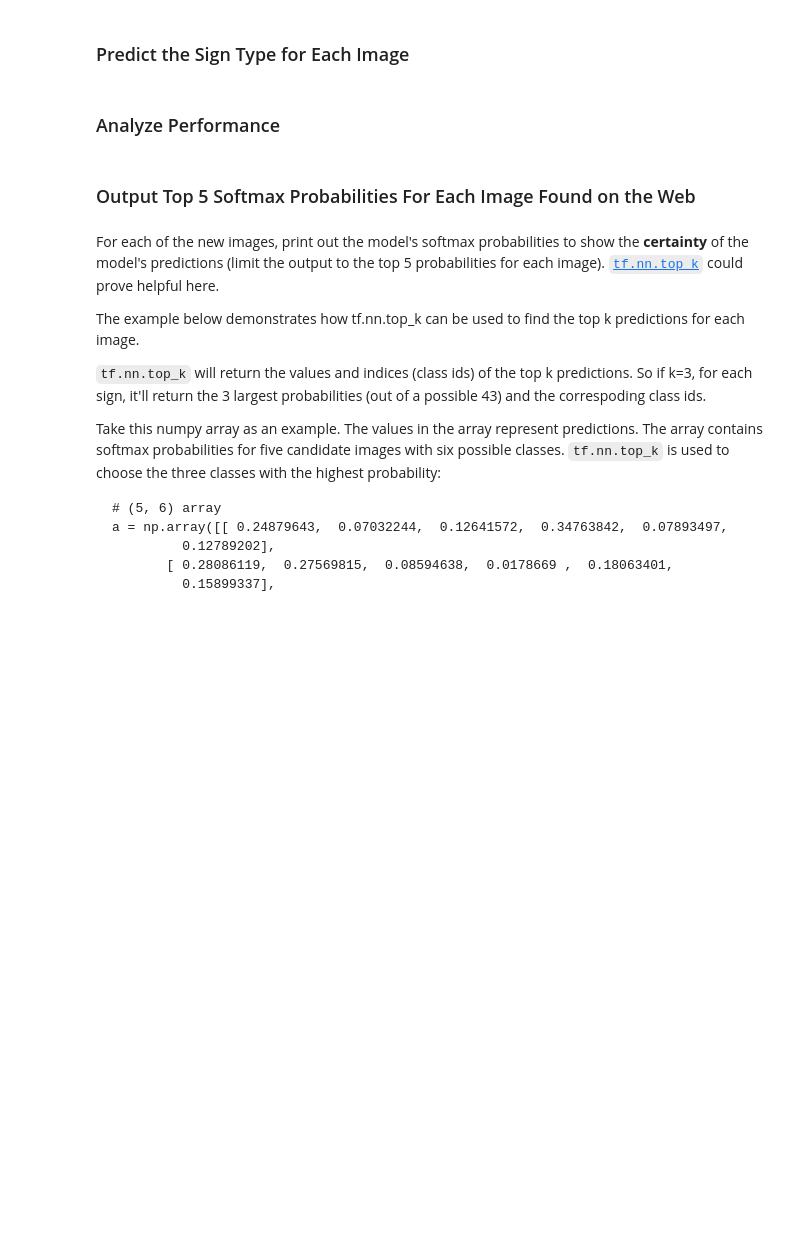
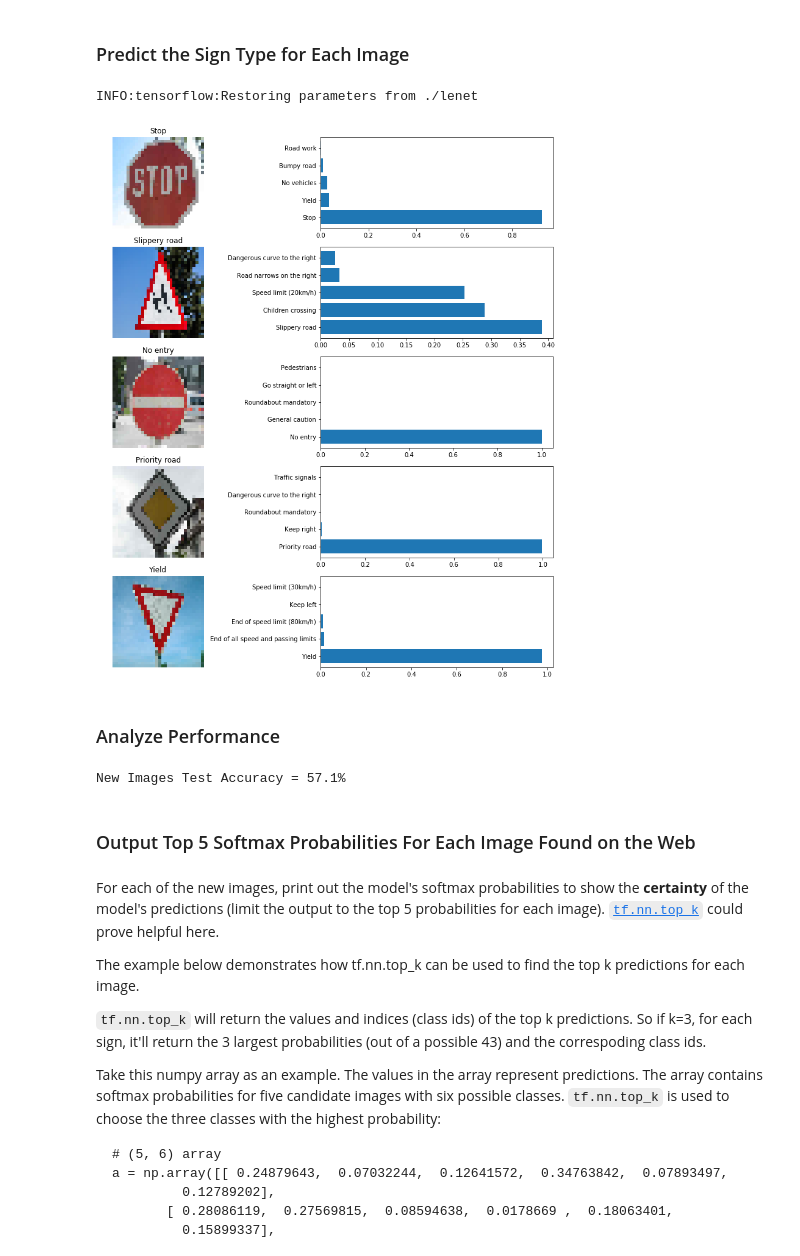
Before and after one commit to dragon7-fc/CarND-Traffic-Sign-Classifier-Project, a Jupyter notebook: Traffic_Sign_Classifier.ipynb, the cells around one changed output. Drawn from its saved outputs; the diff is of its cells as text; code cells hidden in the pictures; blank space fills up the shorter version.

```diff
--- a/Traffic_Sign_Classifier.ipynb
+++ b/Traffic_Sign_Classifier.ipynb
@@ -572,2 +584,5 @@ plt.show()
+# %%
+x_img_gray = grayscale(x_img)
+x_img_normal = normalize(x_img_gray)
 # %% [markdown]
 ### Predict the Sign Type for Each Image
@@ -578,2 +589,36 @@ plt.show()
+# %%
+def y_predict_model(x_data, top_k=5):
+    """
+    Generates the predictions of the model over the input data, and outputs the top softmax probabilities.
+        Parameters:
+            x_data: Input data.
+            top_k (Default = 5): The number of top softmax probabilities to be generated.
+    """
+    num_examples = len(x_data)
+    y_pred = np.zeros((num_examples, top_k), dtype=np.int32)
+    y_prob = np.zeros((num_examples, top_k))
+    softmax_logits = tf.nn.softmax(logits)
+    with tf.Session() as sess:
+        saver.restore(sess, tf.train.latest_checkpoint('.'))
+        y_prob, y_pred = sess.run(tf.nn.top_k(softmax_logits, k=top_k),
+                             feed_dict={x:x_data, keep_prob:0.5})
+    return y_prob, y_pred
+
+y_img_prob, y_img_pred = y_predict_model(x_img_normal)
+
+plt.figure(figsize=(15, 16))
+for i in range(len(x_img)):
+    plt.subplot(len(x_img), 2, 2*i+1)
+    plt.imshow(x_img[i])
+    plt.title(all_labels[y_img_pred[i][0]])
+    plt.axis('off')
+    plt.subplot(len(x_img), 2, 2*i+2)
+    plt.barh(np.arange(1, 6, 1), y_img_prob[i, :])
+    labels = [all_labels[j] for j in y_img_pred[i]]
+    plt.yticks(np.arange(1, 6, 1), labels)
+plt.show()
+# %% [output]
+INFO:tensorflow:Restoring parameters from ./lenet
+[figure, added]
 # %% [markdown]
 ### Analyze Performance
@@ -583,3 +625,12 @@ plt.show()
+# %%
+test_accuracy = 0
+for i in enumerate(x_img):
+    accu = y_img[i[0]] == np.asarray(y_img_pred[i[0]])[0]
+    if accu == True:
+        test_accuracy += 1/len()
+print("New Images Test Accuracy = {:.1f}%".format(test_accuracy*100))
+# %% [output]
+New Images Test Accuracy = 57.1%
 # %% [markdown]
 ### Output Top 5 Softmax Probabilities For Each Image Found on the Web
 # %% [markdown]
```
Also changed, not shown: parts of 8 cells of this notebook, 3 other files.
